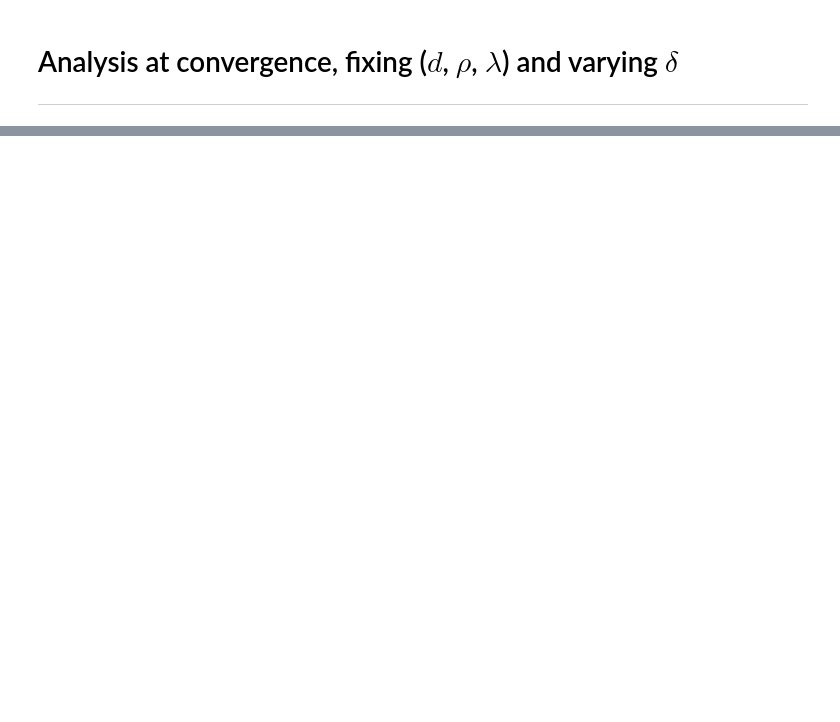
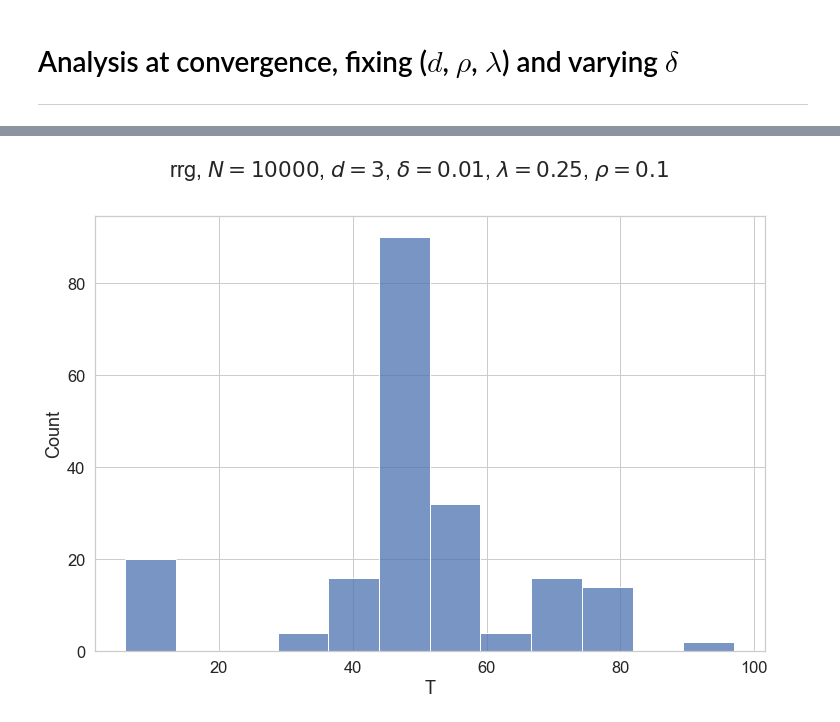
Before and after one commit to SPOC-group/bpepi, a Jupyter notebook: bpepi/Analysis_dSIR.ipynb, the cells around one changed output, grey strips where cells are left out. Drawn from its saved outputs; the diff is of its cells as text; code cells hidden in the pictures; blank space fills up the shorter version.

```diff
--- a/bpepi/Analysis_dSIR.ipynb
+++ b/bpepi/Analysis_dSIR.ipynb
@@ -395,0 +208,12 @@ fig.colorbar(surf, cax=cbar_ax)
+# %%
+RmseR = r"$\overline{MSE}$"
+data_frame[RmseR] = (data_frame[Rmse] - data_frame[r])/(1- data_frame[r])
+# %%
+Rmov0t = r"$\overline{MO}_{t=0}$"
+data_frame[Rmov0t] = (data_frame[mov0t] - data_frame[r])/(1- data_frame[r])
+# %%
+RmovTt = r"$\overline{MO}_{t=T}$"
+data_frame[RmovTt] = (data_frame[movTt] - data_frame[r])/(1- data_frame[r])
+# %%
+RovTt = r"$\overline{O}_{t=T}$"
+data_frame[RovTt] = (data_frame[ovTt] - data_frame[r])/(1- data_frame[r])
@@ -395,0 +242,9 @@ fig.colorbar(surf, cax=cbar_ax)
+# %%
+i_Delta=4
+#sns.histplot(data=df[df[Delta]==i_Delta],x="T",bins=12)
+fig,ax = plt.subplots(1,1, figsize=(12,8),sharex=True,sharey=True)
+plt.suptitle(f"{graph}, $N=10000$, $d={d}$, $\\delta=0.01$, $\\lambda=0.25$, $\\rho=0.1$")
+sns.histplot(data=df,x="T",bins=12)
+fig.savefig(f"histT_{graph}_N{N}_d{d}_DELTA_del0.01_lam0.25_rho0.1.pdf")
+# %% [output]
+[figure, added]
```
Also changed, not shown: parts of 57 cells of this notebook, 1 other file.
